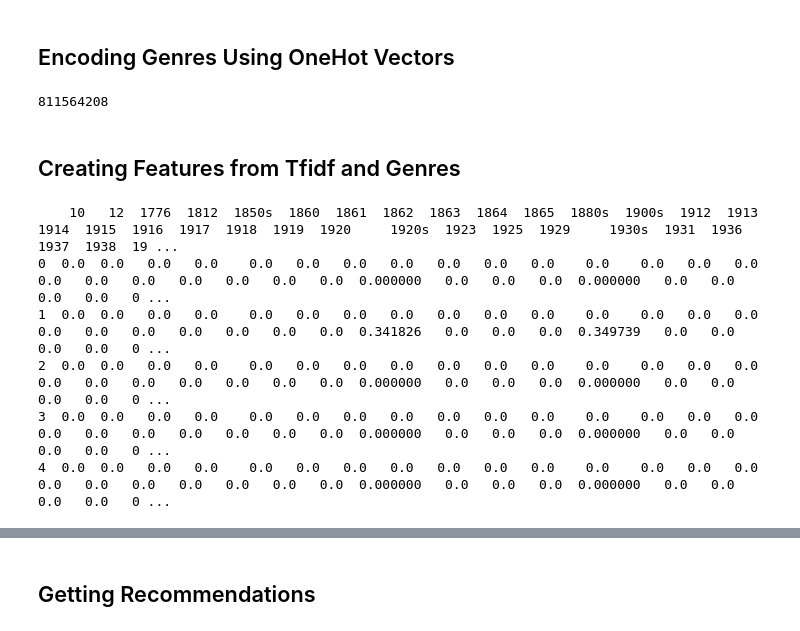
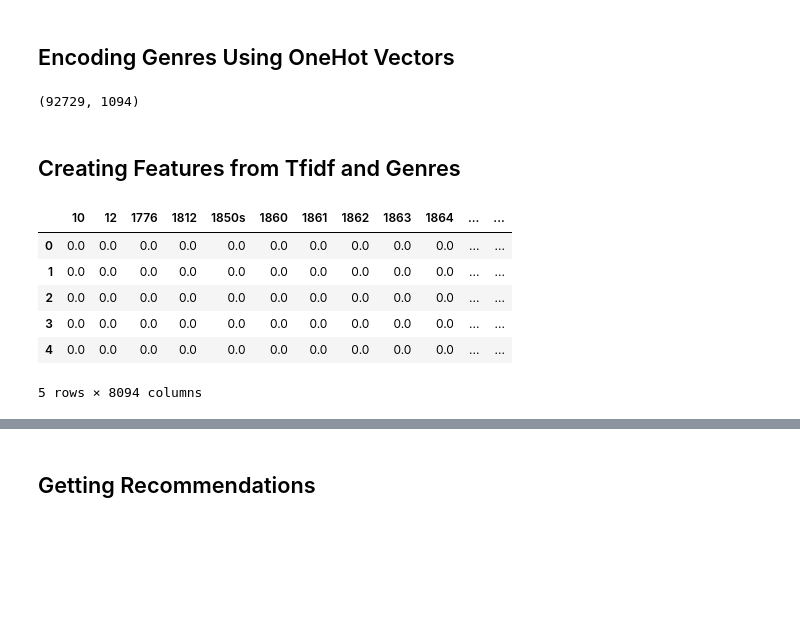
Before and after one commit to M-Awwab-Khan/personalized-book-recommender, a Jupyter notebook: personlized-book-recommender.ipynb, the cells around one changed output, grey strips where cells are left out. Saved outputs shown, nothing was run; the diff lists cells and outputs as text; code cells hidden in the pictures; blank space fills up the shorter version.

```diff
--- a/personlized-book-recommender.ipynb
+++ b/personlized-book-recommender.ipynb
@@ -315,4 +335,0 @@ books_processed.head(10)
-# %%
-# Fill missing genres with a placeholder and split multiple genres
-books_processed['genre'] = books_processed['genre'].fillna('Unknown')
-books_processed['genre'] = books_processed['genre'].apply(lambda x: x.split() if x != 'Unknown' else [])
@@ -348,25 +356,26 @@ from sklearn.preprocessing import MultiLabelBinarizer
 mlb = MultiLabelBinarizer()
 genres_onehot = mlb.fit_transform(books_processed['genre'])
 # %%
-genres_onehot.nbytes
+genres_onehot.shape
 # %% [output]
-811564208
+(92729, 1094)
 # %% [markdown]
 ## Creating Features from Tfidf and Genres
 # %%
 # Combine TF-IDF features and one-hot encoded genres
 features = np.hstack((keywords_tfidf.toarray(), genres_onehot))
 
 # Create a DataFrame for the combined features
 feature_columns = tfidf.get_feature_names_out().tolist() + mlb.classes_.tolist()
 feature_df = pd.DataFrame(features, columns=feature_columns)
 
 # Display the first few rows of the combined feature DataFrame
-print(feature_df.head())
+feature_df.head()
 # %% [output]
+|  | 10 | 12 | 1776 | 1812 | 1850s | 1860 | 1861 | 1862 | 1863 | 1864 | ... | ... |
+| 0 | 0.0 | 0.0 | 0.0 | 0.0 | 0.0 | 0.0 | 0.0 | 0.0 | 0.0 | 0.0 | ... | ... |
+| 1 | 0.0 | 0.0 | 0.0 | 0.0 | 0.0 | 0.0 | 0.0 | 0.0 | 0.0 | 0.0 | ... | ... |
+| 2 | 0.0 | 0.0 | 0.0 | 0.0 | 0.0 | 0.0 | 0.0 | 0.0 | 0.0 | 0.0 | ... | ... |
+| 3 | 0.0 | 0.0 | 0.0 | 0.0 | 0.0 | 0.0 | 0.0 | 0.0 | 0.0 | 0.0 | ... | ... |
+| 4 | 0.0 | 0.0 | 0.0 | 0.0 | 0.0 | 0.0 | 0.0 | 0.0 | 0.0 | 0.0 | ... | ... |
-    10   12  1776  1812  1850s  1860  1861  1862  1863  1864  1865  1880s  1900s  1912  1913  1914  1915  1916  1917  1918  1919  1920     1920s  1923  1925  1929     1930s  1931  1936  1937  1938  19 ...
-0  0.0  0.0   0.0   0.0    0.0   0.0   0.0   0.0   0.0   0.0   0.0    0.0    0.0   0.0   0.0   0.0   0.0   0.0   0.0   0.0   0.0   0.0  0.000000   0.0   0.0   0.0  0.000000   0.0   0.0   0.0   0.0   0 ...
-1  0.0  0.0   0.0   0.0    0.0   0.0   0.0   0.0   0.0   0.0   0.0    0.0    0.0   0.0   0.0   0.0   0.0   0.0   0.0   0.0   0.0   0.0  0.341826   0.0   0.0   0.0  0.349739   0.0   0.0   0.0   0.0   0 ...
-2  0.0  0.0   0.0   0.0    0.0   0.0   0.0   0.0   0.0   0.0   0.0    0.0    0.0   0.0   0.0   0.0   0.0   0.0   0.0   0.0   0.0   0.0  0.000000   0.0   0.0   0.0  0.000000   0.0   0.0   0.0   0.0   0 ...
-3  0.0  0.0   0.0   0.0    0.0   0.0   0.0   0.0   0.0   0.0   0.0    0.0    0.0   0.0   0.0   0.0   0.0   0.0   0.0   0.0   0.0   0.0  0.000000   0.0   0.0   0.0  0.000000   0.0   0.0   0.0   0.0   0 ...
-4  0.0  0.0   0.0   0.0    0.0   0.0   0.0   0.0   0.0   0.0   0.0    0.0    0.0   0.0   0.0   0.0   0.0   0.0   0.0   0.0   0.0   0.0  0.000000   0.0   0.0   0.0  0.000000   0.0   0.0   0.0   0.0   0 ...
+5 rows × 8094 columns
```
Also changed, not shown: parts of 23 cells of this notebook.
